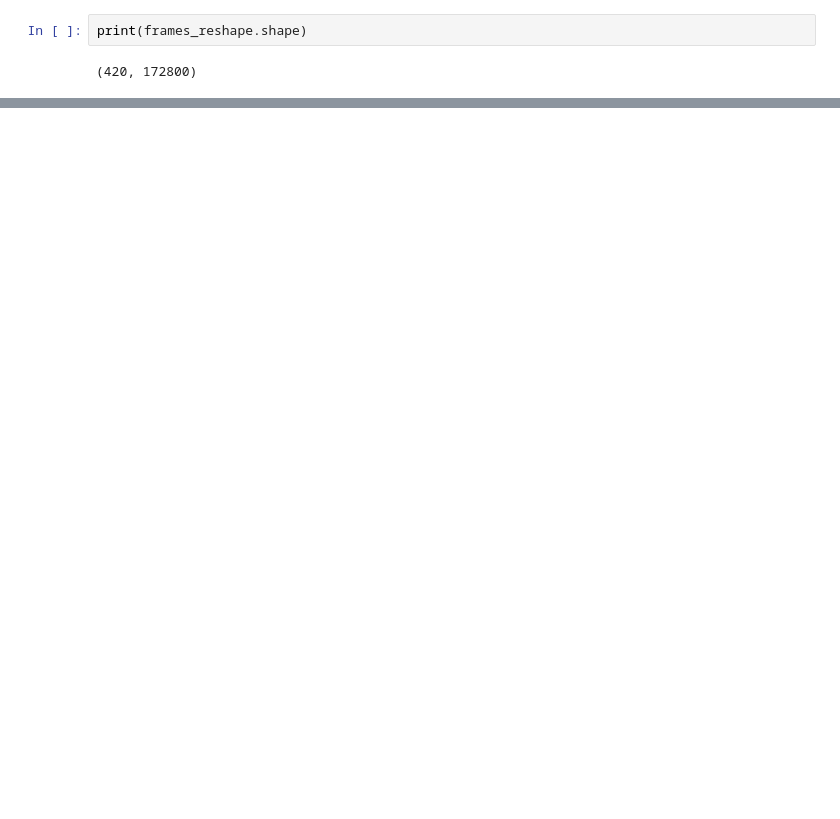
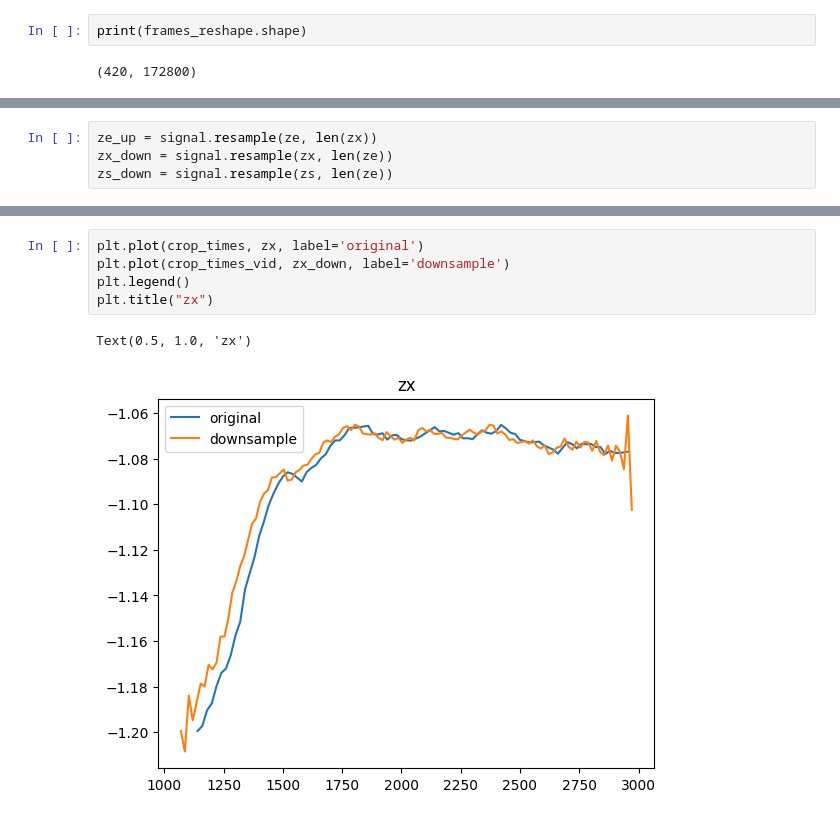
Before and after one commit to PlasmaControl/plasma-tv, a Jupyter notebook: notebooks/tangtv_pipeline.ipynb, the cells around one changed output, grey strips where cells are left out. Cells and saved outputs as stored; diff of their text form; blank space fills up the shorter version.

```diff
--- a/notebooks/tangtv_pipeline.ipynb
+++ b/notebooks/tangtv_pipeline.ipynb
@@ -58,0 +141,4 @@ plt.show()
+# %%
+ze_up = signal.resample(ze, len(zx))
+zx_down = signal.resample(zx, len(ze))
+zs_down = signal.resample(zs, len(ze))
@@ -58,0 +156,8 @@ plt.show()
+# %%
+plt.plot(crop_times, zx, label='original')
+plt.plot(crop_times_vid, zx_down, label='downsample')
+plt.legend()
+plt.title("zx")
+# %% [output]
+Text(0.5, 1.0, 'zx')
+[figure, added]
```
Also changed, not shown: parts of 18 cells of this notebook, 1 other file.
